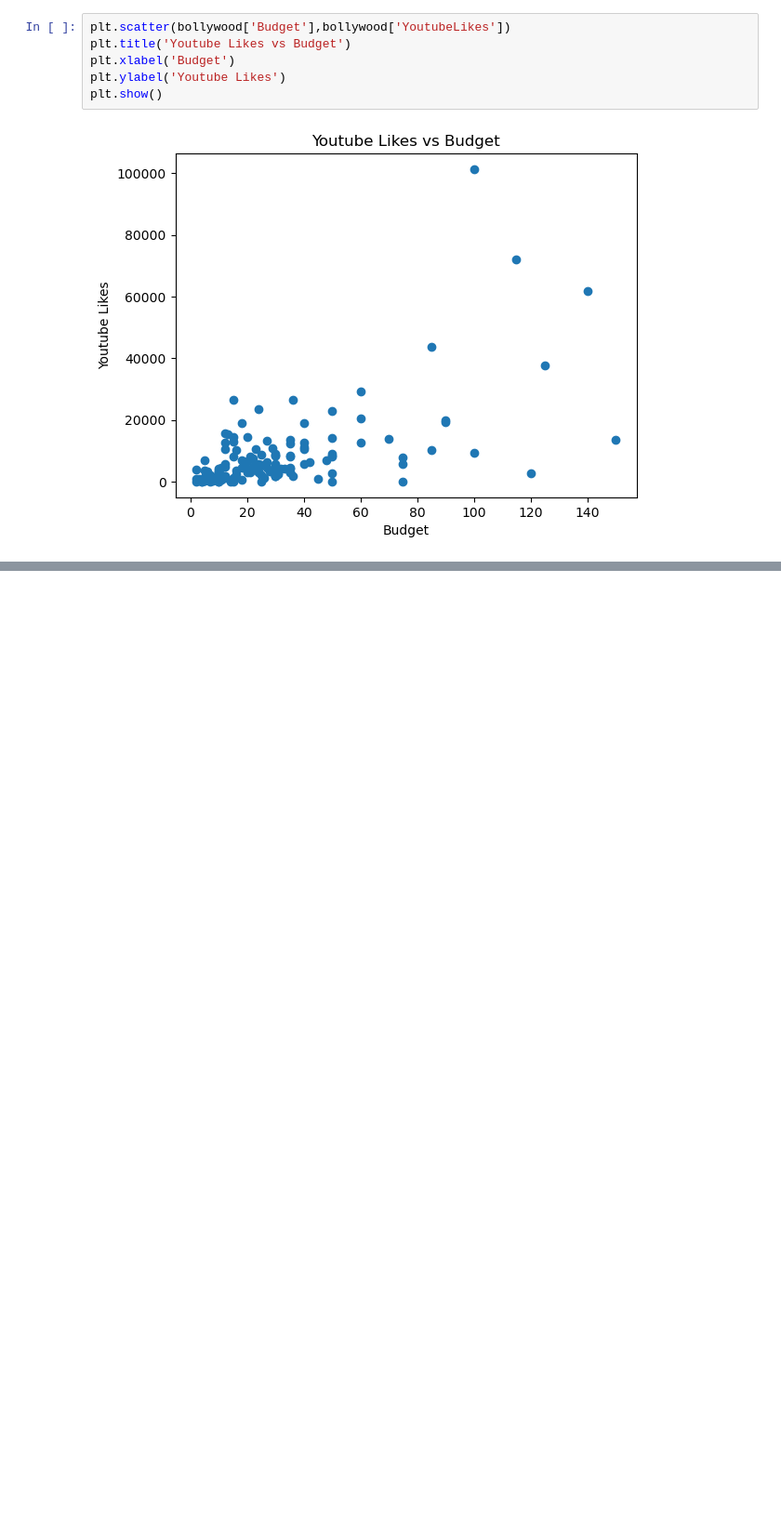
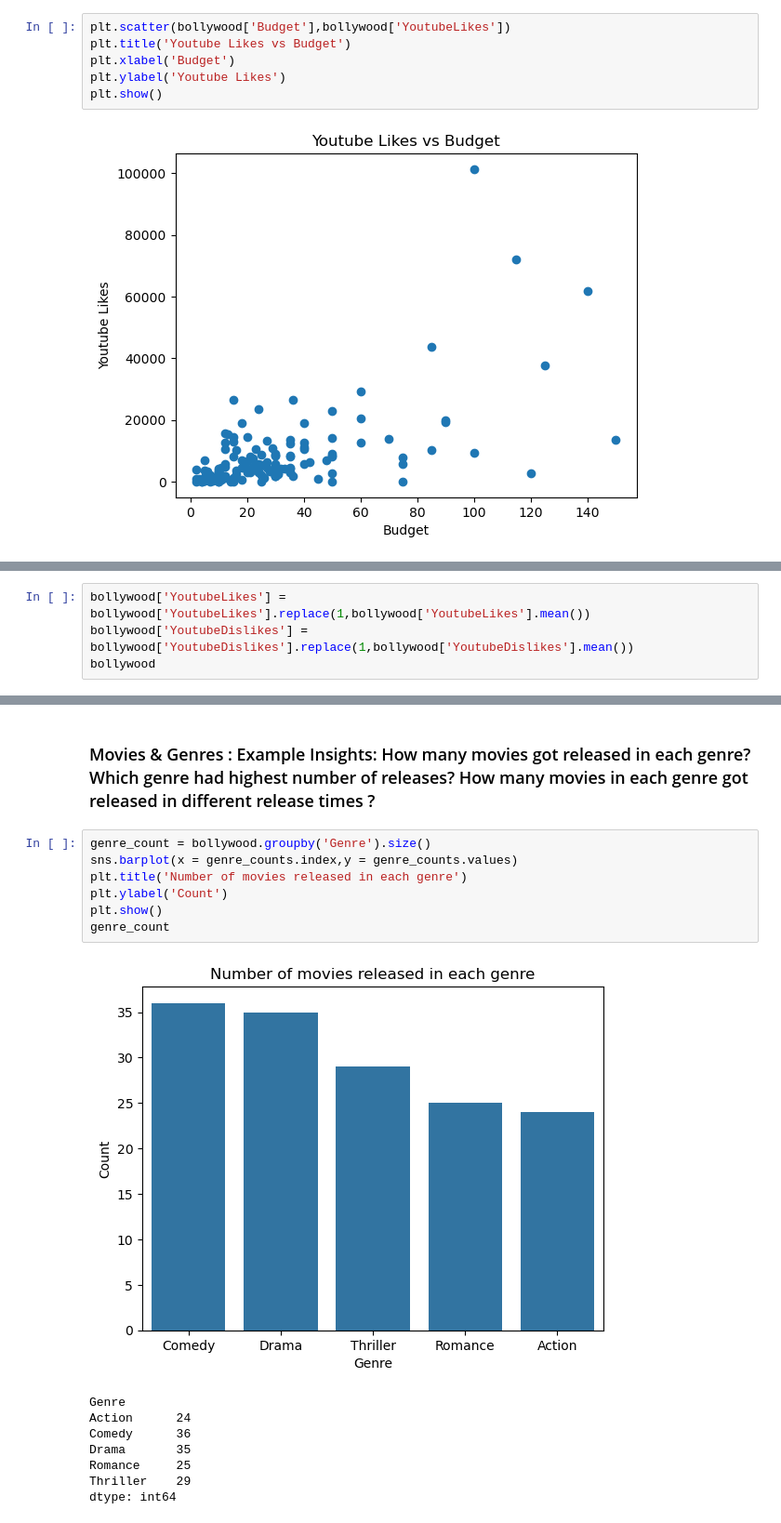
Before and after one commit to goosbo/davstuff, a Jupyter notebook: week10.ipynb, the cells around one changed output, grey strips where cells are left out. Shown at 93% size. Saved outputs shown, nothing was run; the diff lists cells and outputs as text; blank space fills up the shorter version.

```diff
--- a/week10.ipynb
+++ b/week10.ipynb
@@ -192,0 +197,4 @@ plt.show()
+# %%
+bollywood['YoutubeLikes'] = bollywood['YoutubeLikes'].replace(1,bollywood['YoutubeLikes'].mean())
+bollywood['YoutubeDislikes'] = bollywood['YoutubeDislikes'].replace(1,bollywood['YoutubeDislikes'].mean())
+bollywood
@@ -192,0 +217,18 @@ plt.show()
+# %% [markdown]
+### Movies & Genres : Example Insights: How many movies got released in each genre? Which genre had highest number of releases? How many movies in each genre got released in different release times ?
+# %%
+genre_count = bollywood.groupby('Genre').size()
+sns.barplot(x = genre_counts.index,y = genre_counts.values)
+plt.title('Number of movies released in each genre')
+plt.ylabel('Count')
+plt.show()
+genre_count
+# %% [output]
+[figure, added]
+Genre
+Action      24
+Comedy      36
+Drama       35
+Romance     25
+Thriller    29
+dtype: int64
```
Also changed, not shown: parts of 17 cells of this notebook, 1 other file.
